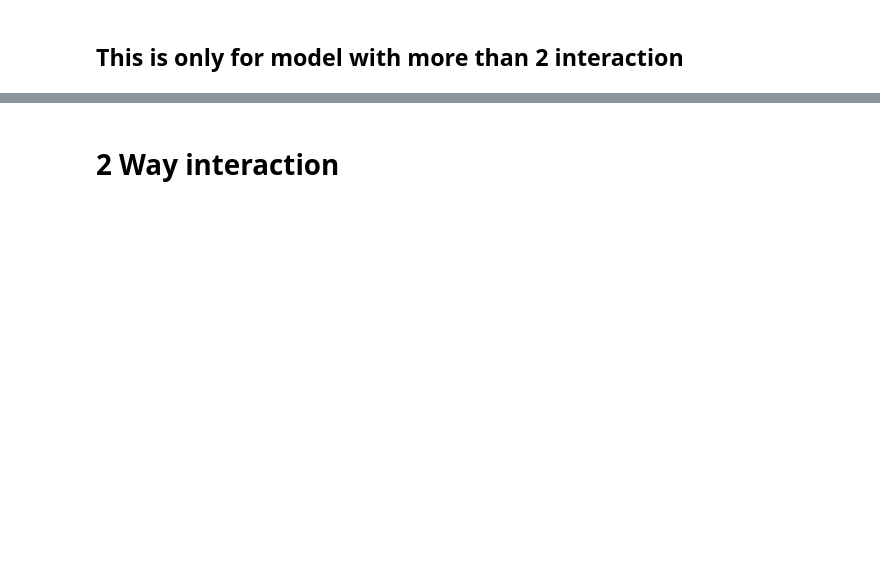
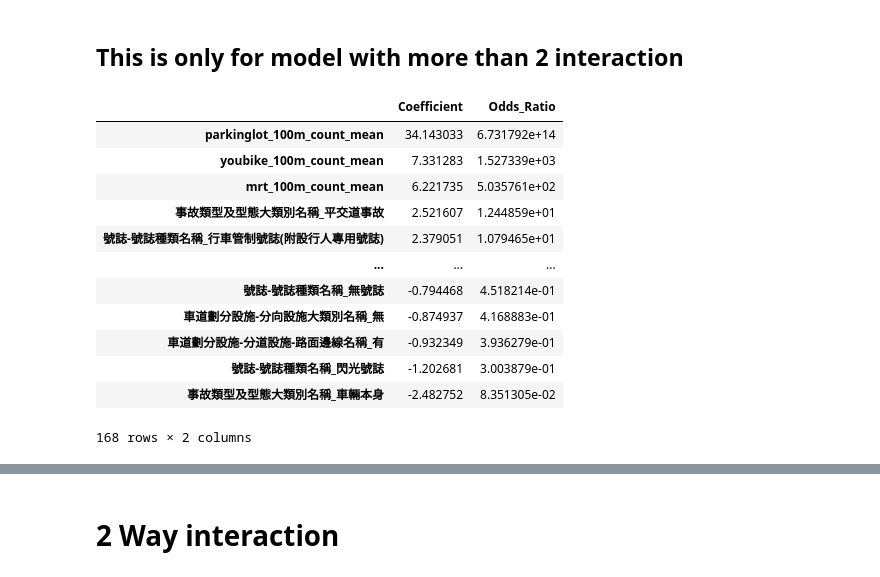
Before and after one commit to kennywang112/ST-RTA, a Jupyter notebook: ModelsV4/Model.ipynb, the cells around one changed output, grey strips where cells are left out. Saved outputs shown, nothing was run; the diff lists cells and outputs as text; code cells hidden in the pictures; blank space fills up the shorter version.

```diff
--- a/ModelsV4/Model.ipynb
+++ b/ModelsV4/Model.ipynb
@@ -259,7 +358,7 @@ def get_extracted_features(lr, rf, X_resampled_test):
 ## This is for extract feature
 # %%
 # 這裡寫法還是add, multiply各別跑
-tp = 'multiply'
+tp = 'add'
 lr = joblib.load(f'../{computeddata}/ModelPerformance/lr_modelV1_model_3_{tp}.pkl')
 rf = joblib.load(f'../{computeddata}/ModelPerformance/rf_modelV1_model_3_{tp}.pkl')
 
@@ -267,14 +366,12 @@ X_train, X_test, y_train, y_test, X_resampled_test, y_resampled_test, le = model
          all_features_df, grid_filter=None, dim='mixed',base_road=road_features,
          base_vehicle=car_features, base_person=person_features,interaction_type=tp)
 
-feature_order_lr = dct_model[f'model_3_{tp}']['model'][0].feature_names_in_
-
 final_feature_list = get_extracted_features(lr, rf, X_resampled_test)
 
 X_train_refined = X_train[final_feature_list]
 
-X_train_sorted = X_train_refined.reindex(columns=feature_order_lr, fill_value=0)
-X_train_resampled_reordered = X_train_sorted.reindex(columns=feature_order_lr, fill_value=0)
+X_train_sorted = X_train_refined.reindex(columns=final_feature_list, fill_value=0)
+X_train_resampled_reordered = X_train_sorted.reindex(columns=final_feature_list, fill_value=0)
 
 param_grid_lr = {
     'C': [0.1, 1, 10, 100],
@@ -286,28 +383,29 @@ param_grid_rf = {
     'min_samples_leaf': [1, 4]
 }
 
-lr_refined = LogisticRegression(
-    penalty='elasticnet', solver='saga',
-    class_weight='balanced', max_iter=1000,
-    random_state=42, n_jobs=-1
-)
-rf_refined = RandomForestClassifier(class_weight='balanced', random_state=42, n_jobs=-1)
+# lr_refined = LogisticRegression(
+#     penalty='elasticnet', solver='saga',
+#     class_weight='balanced', max_iter=1000,
+#     random_state=42, n_jobs=-1
+# )
+# rf_refined = RandomForestClassifier(class_weight='balanced', random_state=42, n_jobs=-1)
 
-grid_lr = GridSearchCV(lr_refined, param_grid_lr, cv=5, scoring='roc_auc', n_jobs=-1)
-grid_rf = GridSearchCV(rf_refined, param_grid_rf, cv=5, scoring='roc_auc', n_jobs=-1)
+# grid_lr = GridSearchCV(lr_refined, param_grid_lr, cv=5, scoring='roc_auc', n_jobs=-1)
+# grid_rf = GridSearchCV(rf_refined, param_grid_rf, cv=5, scoring='roc_auc', n_jobs=-1)
 
-grid_lr.fit(X_train_refined, y_train)
-grid_rf.fit(X_train_refined, y_train)
+# grid_lr.fit(X_train_refined, y_train)
+# grid_rf.fit(X_train_refined, y_train)
+print(X_train_resampled_reordered.shape)
 nn_final = train_neural_network(
     X_train_resampled_reordered, y_train, le=le,
     input_dim=X_train_resampled_reordered.shape[1]
 )
 
-best_lr_model = grid_lr.best_estimator_
-best_rf_model = grid_rf.best_estimator_
-print(f"LR best params: {grid_lr.best_params_}")
-print(f"RF best params: {grid_rf.best_params_}")
+# best_lr_model = grid_lr.best_estimator_
+# best_rf_model = grid_rf.best_estimator_
+# print(f"LR best params: {grid_lr.best_params_}")
+# print(f"RF best params: {grid_rf.best_params_}")
 
-joblib.dump(best_lr_model, f'../{computeddata}/ModelPerformance/lr_model{version}_model_3_{tp}_extracted.pkl')
-joblib.dump(best_rf_model, f'../{computeddata}/ModelPerformance/rf_model{version}_model_3_{tp}_extracted.pkl')
+# joblib.dump(best_lr_model, f'../{computeddata}/ModelPerformance/lr_model{version}_model_3_{tp}_extracted.pkl')
+# joblib.dump(best_rf_model, f'../{computeddata}/ModelPerformance/rf_model{version}_model_3_{tp}_extracted.pkl')
 torch.save(nn_final.state_dict(), f'../{computeddata}/ModelPerformance/nn_model{version}_model_3_{tp}_extracted.pt')
@@ -513,10 +774,24 @@ plt.show()
 # %% [markdown]
 ## This is only for model with more than 2 interaction
 # %%
-data = all_importance['model_2_multiply_cp']['rf'][0]
+data = all_importance['model_2_add_cp']['lr'][0]
 df_importance = pd.DataFrame.from_dict(data, orient='index', columns=['Coefficient', 'Odds_Ratio'])
 df_importance = df_importance.sort_values(by='Coefficient', ascending=False)
 df_importance
+# %% [output]
+|  | Coefficient | Odds_Ratio |
+| parkinglot_100m_count_mean | 34.143033 | 6.731792e+14 |
+| youbike_100m_count_mean | 7.331283 | 1.527339e+03 |
+| mrt_100m_count_mean | 6.221735 | 5.035761e+02 |
+| 事故類型及型態大類別名稱_平交道事故 | 2.521607 | 1.244859e+01 |
+| 號誌-號誌種類名稱_行車管制號誌(附設行人專用號誌) | 2.379051 | 1.079465e+01 |
+| ... | ... | ... |
+| 號誌-號誌種類名稱_無號誌 | -0.794468 | 4.518214e-01 |
+| 車道劃分設施-分向設施大類別名稱_無 | -0.874937 | 4.168883e-01 |
+| 車道劃分設施-分道設施-路面邊線名稱_有 | -0.932349 | 3.936279e-01 |
+| 號誌-號誌種類名稱_閃光號誌 | -1.202681 | 3.003879e-01 |
+| 事故類型及型態大類別名稱_車輛本身 | -2.482752 | 8.351305e-02 |
+168 rows × 2 columns
 # %%
 import matplotlib.pyplot as plt
 
```
Also changed, not shown: parts of 11 cells of this notebook.
